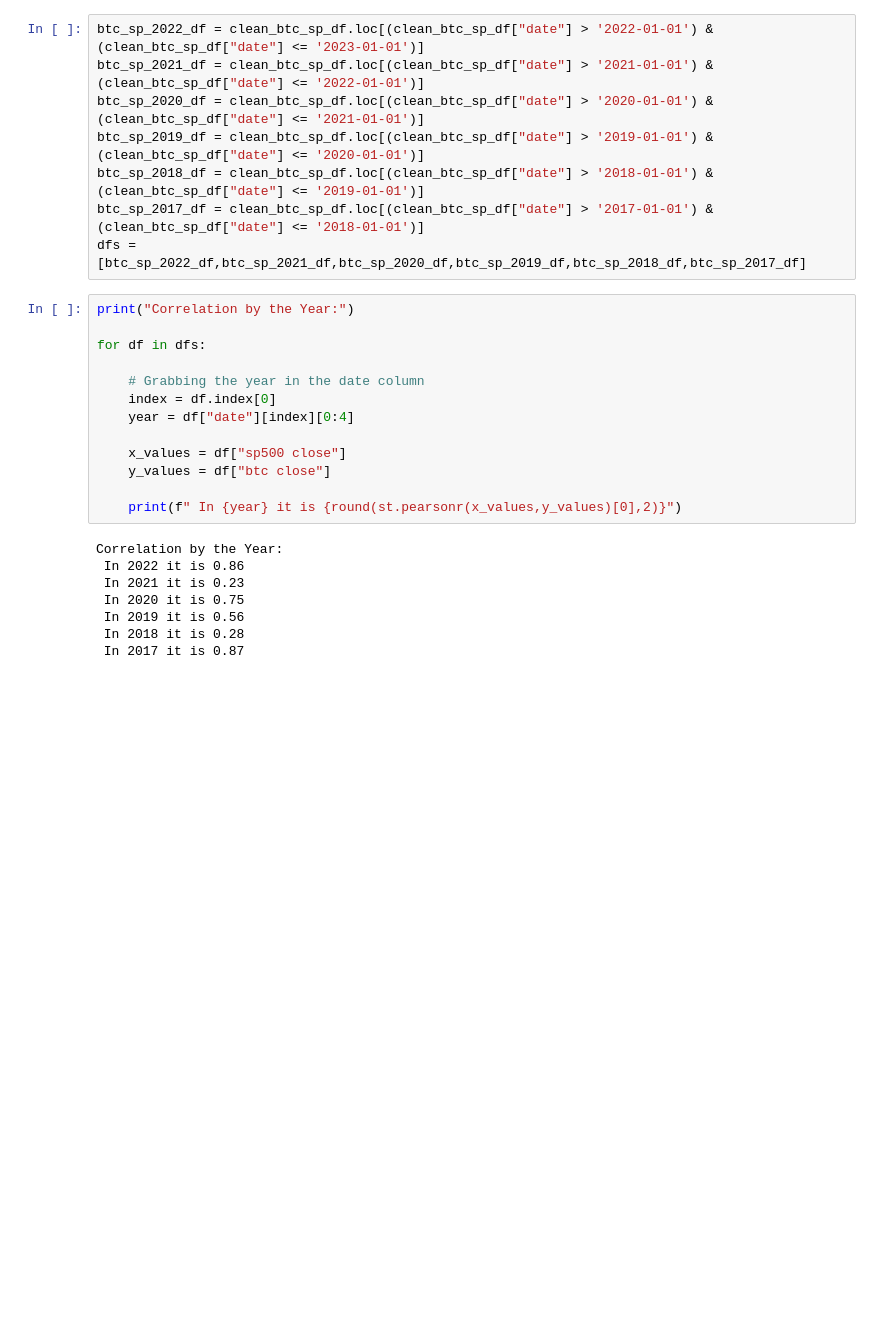
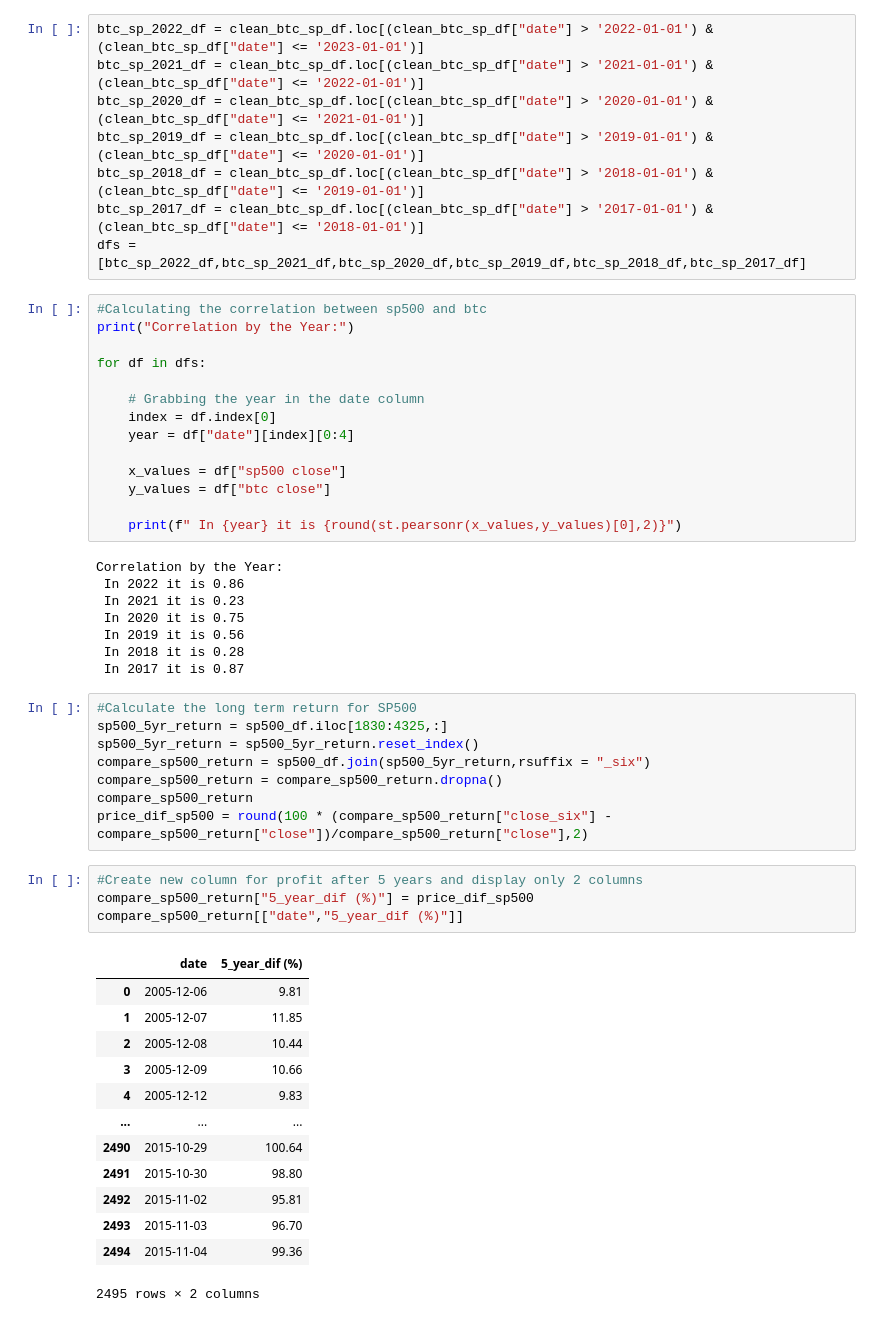
Before and after one commit to SMKSmith/Project1, a Jupyter notebook: visualizations.ipynb, the cells around one changed output. Cells and saved outputs as stored; diff of their text form; blank space fills up the shorter version.

```diff
--- a/visualizations.ipynb
+++ b/visualizations.ipynb
@@ -505,6 +516,7 @@ btc_sp_2018_df = clean_btc_sp_df.loc[(clean_btc_sp_df["date"] > '2018-01-01') &
 btc_sp_2017_df = clean_btc_sp_df.loc[(clean_btc_sp_df["date"] > '2017-01-01') & (clean_btc_sp_df["date"] <= '2018-01-01')]
 dfs = [btc_sp_2022_df,btc_sp_2021_df,btc_sp_2020_df,btc_sp_2019_df,btc_sp_2018_df,btc_sp_2017_df]
 # %%
+#Calculating the correlation between sp500 and btc
 print("Correlation by the Year:")
 
 for df in dfs:
@@ -525,3 +537,29 @@ Correlation by the Year:
  In 2019 it is 0.56
  In 2018 it is 0.28
  In 2017 it is 0.87
+# %%
+#Calculate the long term return for SP500
+sp500_5yr_return = sp500_df.iloc[1830:4325,:]
+sp500_5yr_return = sp500_5yr_return.reset_index()
+compare_sp500_return = sp500_df.join(sp500_5yr_return,rsuffix = "_six")
+compare_sp500_return = compare_sp500_return.dropna()
+compare_sp500_return
+price_dif_sp500 = round(100 * (compare_sp500_return["close_six"] - compare_sp500_return["close"])/compare_sp500_return["close"],2)
+# %%
+#Create new column for profit after 5 years and display only 2 columns
+compare_sp500_return["5_year_dif (%)"] = price_dif_sp500
+compare_sp500_return[["date","5_year_dif (%)"]]
+# %% [output]
+|  | date | 5_year_dif (%) |
+| 0 | 2005-12-06 | 9.81 |
+| 1 | 2005-12-07 | 11.85 |
+| 2 | 2005-12-08 | 10.44 |
+| 3 | 2005-12-09 | 10.66 |
+| 4 | 2005-12-12 | 9.83 |
+| ... | ... | ... |
+| 2490 | 2015-10-29 | 100.64 |
+| 2491 | 2015-10-30 | 98.80 |
+| 2492 | 2015-11-02 | 95.81 |
+| 2493 | 2015-11-03 | 96.70 |
+| 2494 | 2015-11-04 | 99.36 |
+2495 rows × 2 columns
```
Also changed, not shown: parts of 28 cells of this notebook.
